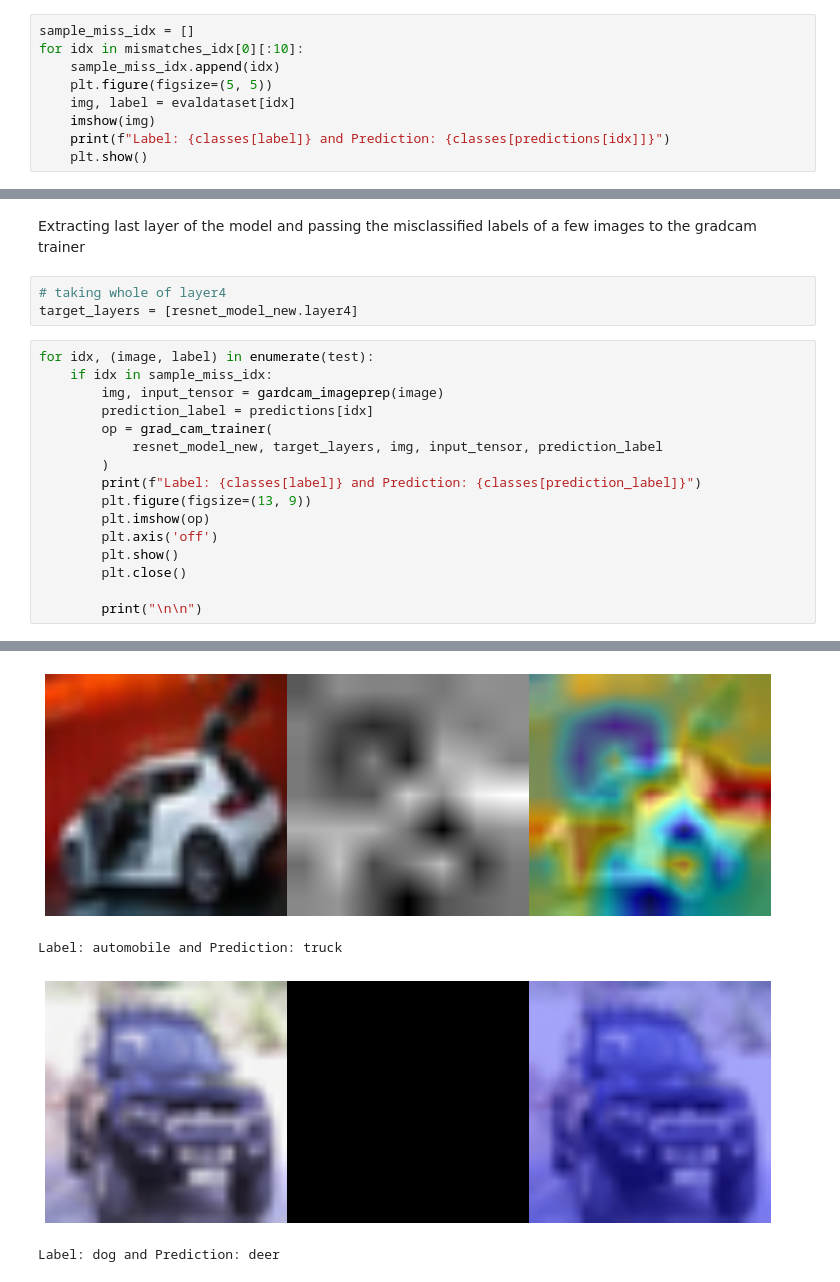
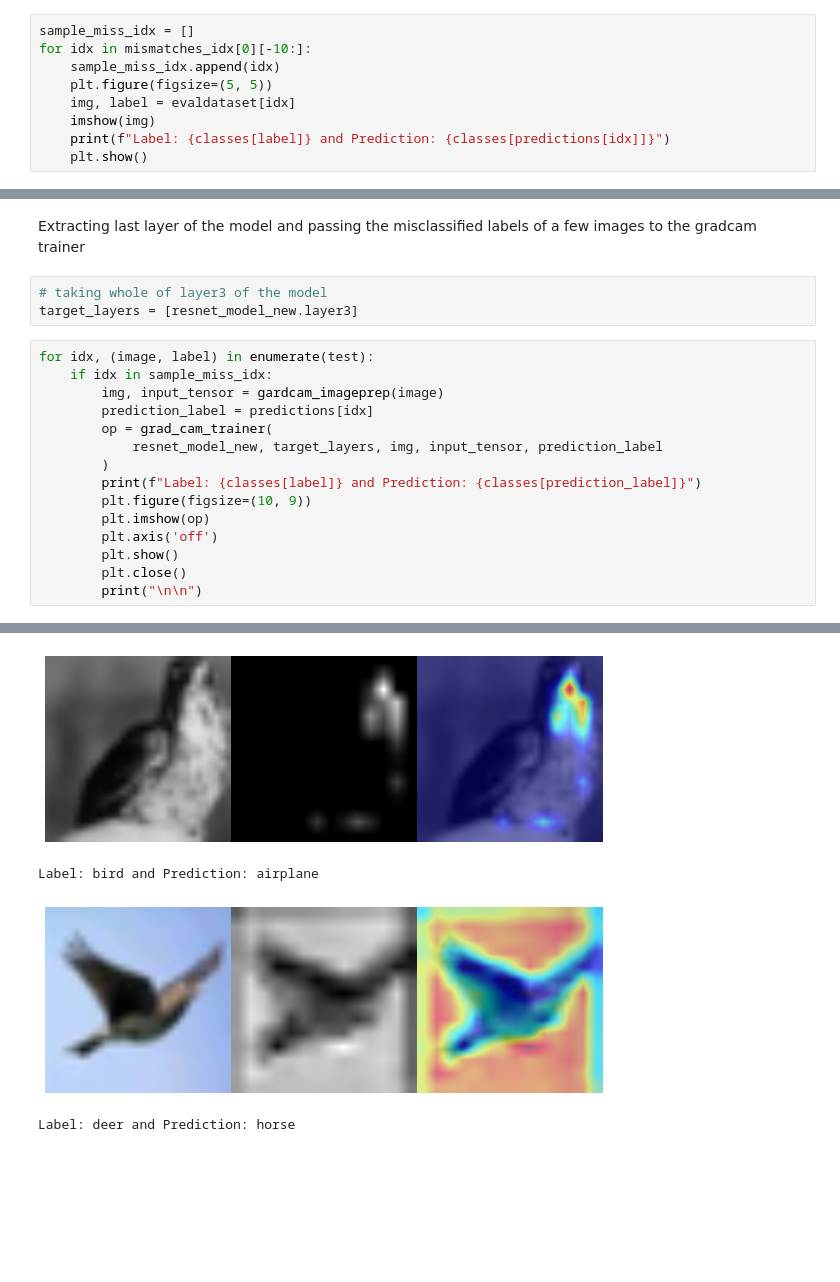
Before and after one commit to soutrik71/advanced_vision_modules_pytorch, a Jupyter notebook: notebook/Session11/assignment.ipynb, the cells around one changed output, grey strips where cells are left out. Drawn from its saved outputs; the diff is of its cells as text; blank space fills up the shorter version.

```diff
--- a/notebook/Session11/assignment.ipynb
+++ b/notebook/Session11/assignment.ipynb
@@ -599,7 +599,7 @@ plt.show()
 mismatches_idx = np.where(predictions != actuals)
 # %%
 sample_miss_idx = []
-for idx in mismatches_idx[0][:10]:
+for idx in mismatches_idx[0][-10:]:
     sample_miss_idx.append(idx)
     plt.figure(figsize=(5, 5))
     img, label = evaldataset[idx]
@@ -625,8 +625,8 @@ Clipping input data to the valid range for imshow with RGB data ([0..1] for floa
 # %% [markdown]
 Extracting last layer of the model and passing the misclassified labels of a few images to the gradcam trainer
 # %%
-# taking whole of layer4
-target_layers = [resnet_model_new.layer4]
+# taking whole of layer3 of the model
+target_layers = [resnet_model_new.layer3]
 # %%
 for idx, (image, label) in enumerate(test):
     if idx in sample_miss_idx:
@@ -636,12 +636,11 @@ for idx, (image, label) in enumerate(test):
             resnet_model_new, target_layers, img, input_tensor, prediction_label
         )
         print(f"Label: {classes[label]} and Prediction: {classes[prediction_label]}")
-        plt.figure(figsize=(13, 9))
+        plt.figure(figsize=(10, 9))
         plt.imshow(op)
         plt.axis('off')
         plt.show()
         plt.close()
-
         print("\n\n")
 # %% [output]
 Label: airplane and Prediction: ship
@@ -650,4 +649,4 @@ Label: automobile and Prediction: cat
-[figure, old version]
+[figure, new version]
-Label: automobile and Prediction: truck
+Label: bird and Prediction: airplane
-[figure, old version]
+[figure, new version]
-Label: dog and Prediction: deer
+Label: deer and Prediction: horse
```
Also changed, not shown: parts of 20 cells of this notebook, 12 other files.
